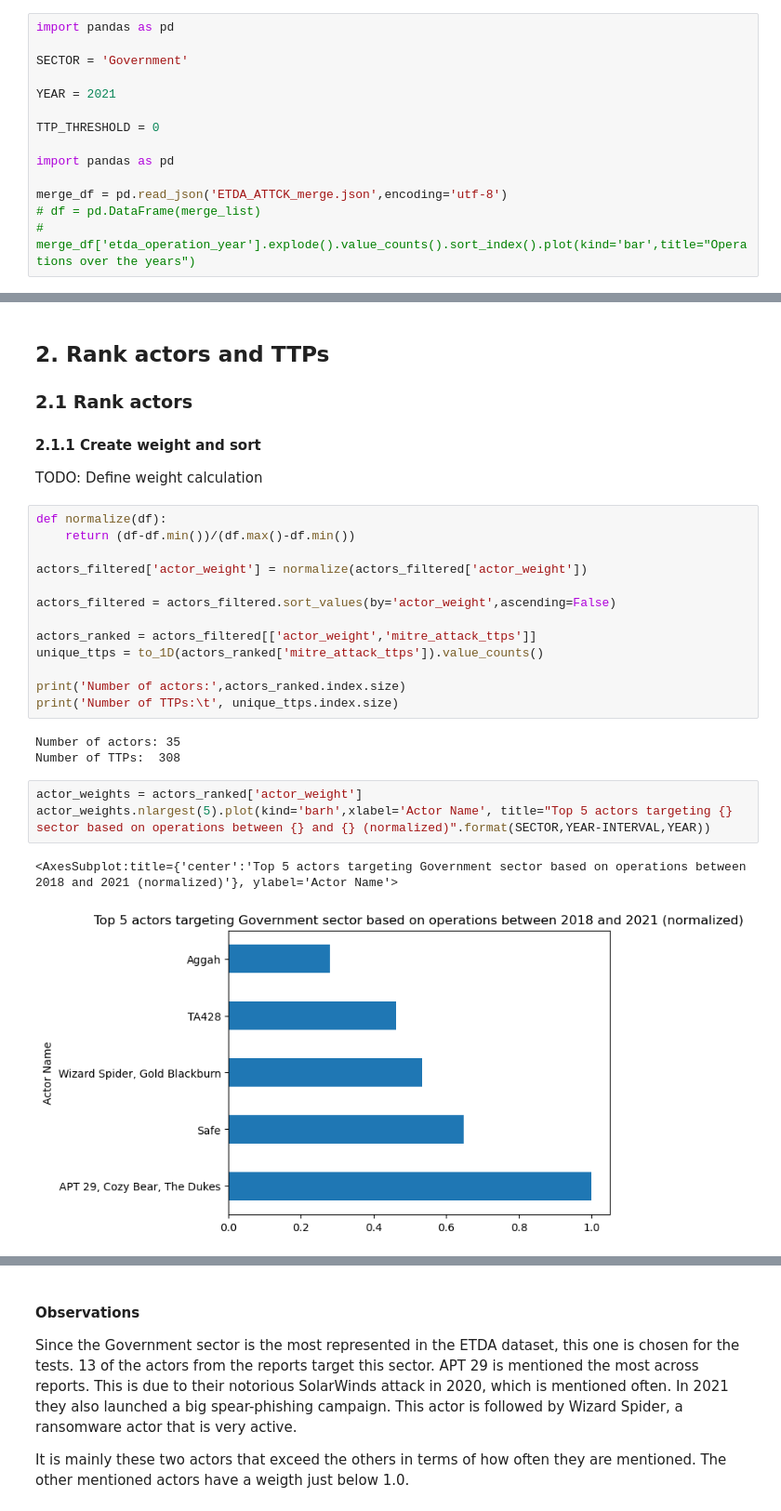
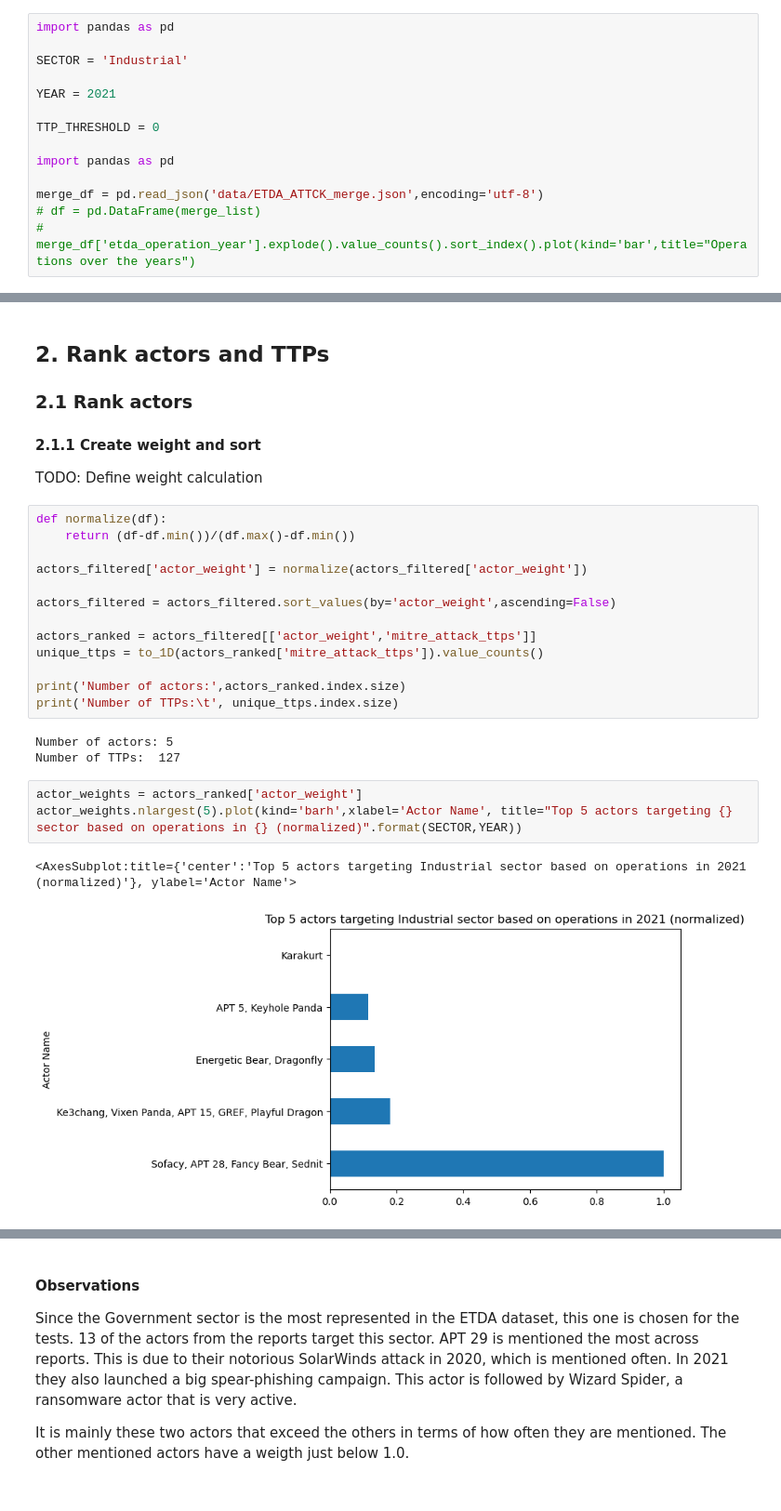
Before and after one commit to AbeWinters/Threat-Profiles-for-Control-Prioritization, a Jupyter notebook: Method 2.ipynb, the cells around one changed output, grey strips where cells are left out. Shown at 93% size. Saved outputs shown, nothing was run; the diff lists cells and outputs as text.

```diff
--- a/Method 2.ipynb
+++ b/Method 2.ipynb
@@ -12,7 +12,7 @@ The enriched data can then be filtered on the sector and the actors and TTPs wil
 # %%
 import pandas as pd
 
-SECTOR = 'Government'
+SECTOR = 'Industrial'
 
 YEAR = 2021
 
@@ -20,7 +20,7 @@ TTP_THRESHOLD = 0
 
 import pandas as pd
 
-merge_df = pd.read_json('ETDA_ATTCK_merge.json',encoding='utf-8')
+merge_df = pd.read_json('data/ETDA_ATTCK_merge.json',encoding='utf-8')
 # df = pd.DataFrame(merge_list)
 # merge_df['etda_operation_year'].explode().value_counts().sort_index().plot(kind='bar',title="Operations over the years")
 # %% [markdown]
@@ -231,14 +243,14 @@ unique_ttps = to_1D(actors_ranked['mitre_attack_ttps']).value_counts()
 print('Number of actors:',actors_ranked.index.size)
 print('Number of TTPs:\t', unique_ttps.index.size)
 # %% [output]
-Number of actors: 35
-Number of TTPs:  308
+Number of actors: 5
+Number of TTPs:  127
 # %%
 actor_weights = actors_ranked['actor_weight']
-actor_weights.nlargest(5).plot(kind='barh',xlabel='Actor Name', title="Top 5 actors targeting {} sector based on operations between {} and {} (normalized)".format(SECTOR,YEAR-INTERVAL,YEAR))
+actor_weights.nlargest(5).plot(kind='barh',xlabel='Actor Name', title="Top 5 actors targeting {} sector based on operations in {} (normalized)".format(SECTOR,YEAR))
 # %% [output]
-<AxesSubplot:title={'center':'Top 5 actors targeting Government sector based on operations between 2018 and 2021 (normalized)'}, ylabel='Actor Name'>
+<AxesSubplot:title={'center':'Top 5 actors targeting Industrial sector based on operations in 2021 (normalized)'}, ylabel='Actor Name'>
-[figure, old version]
+[figure, new version]
 # %%
 actors_ranked
 # %% [output]
```
Also changed, not shown: parts of 11 cells of this notebook.
